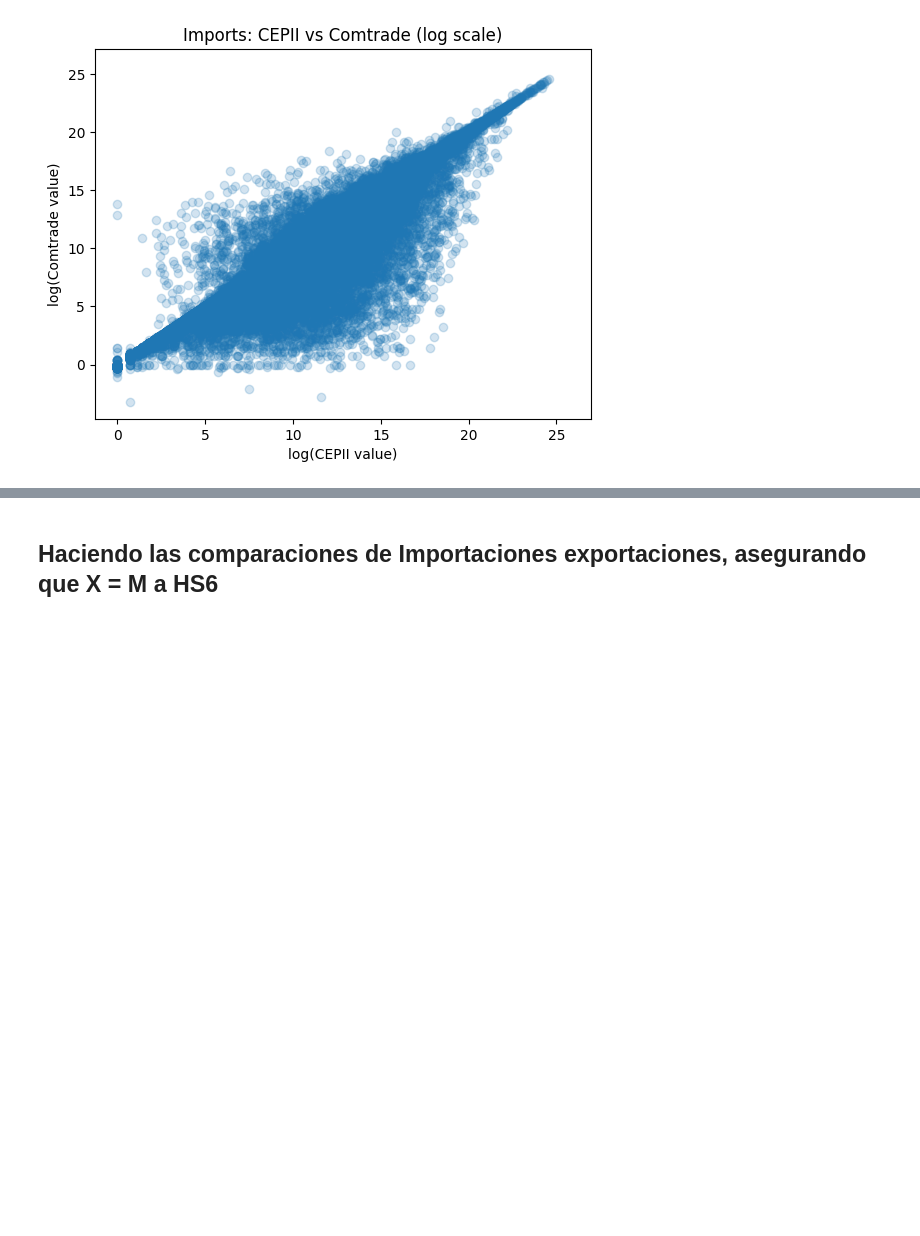
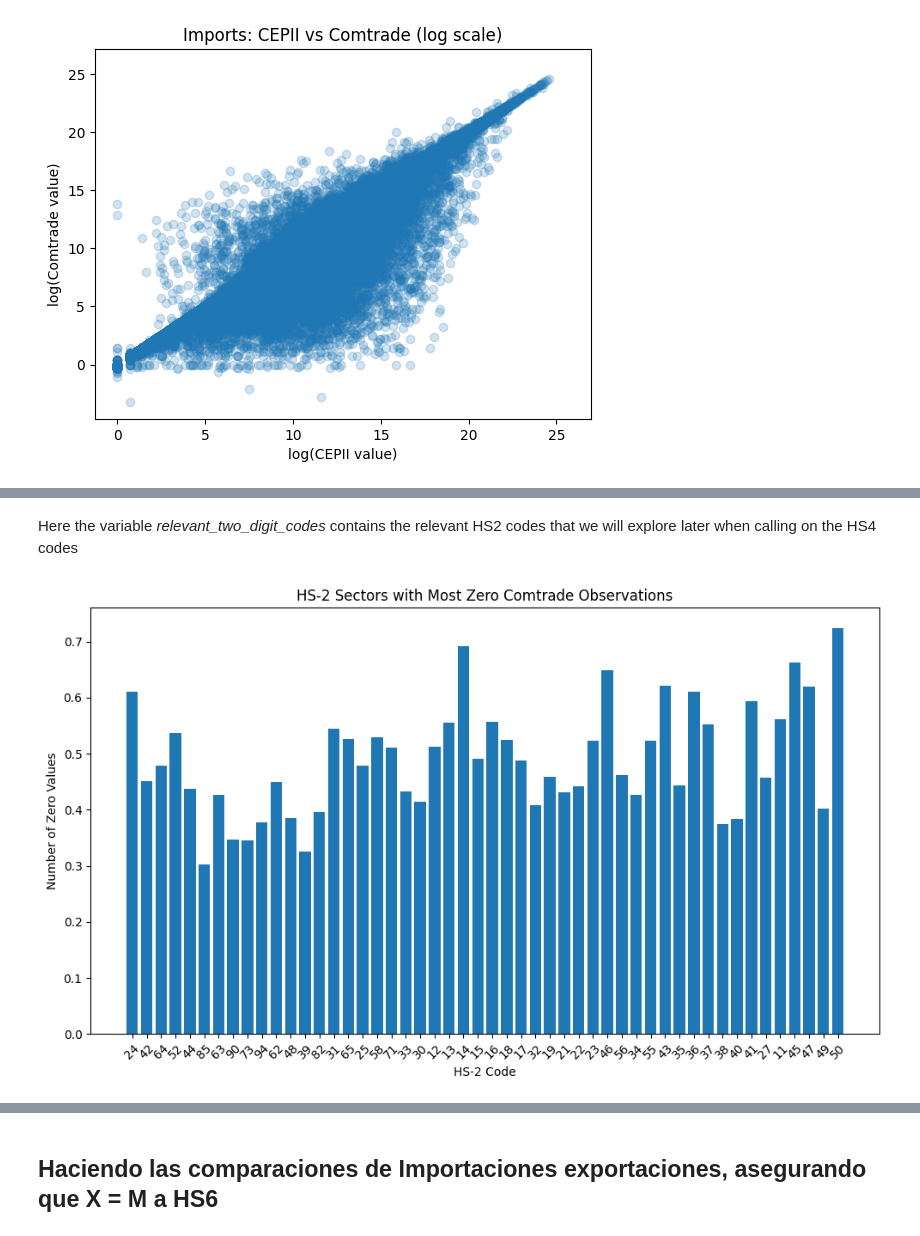
Before and after one commit to DavidAFG/Trade_Bid, a Jupyter notebook: two_digit_comp.ipynb, the cells around one changed output, grey strips where cells are left out. Saved outputs shown, nothing was run; the diff lists cells and outputs as text; code cells hidden in the pictures; blank space fills up the shorter version.

```diff
--- a/two_digit_comp.ipynb
+++ b/two_digit_comp.ipynb
@@ -613,0 +696,21 @@ plot_log_scatter(df_M_cmp, "Imports: CEPII vs Comtrade (log scale)")
+# %%
+sector_zeros = (
+    df.groupby("item2")
+      .agg(
+          n_obs=("comtrade_value", "size"),
+          n_positive=("comtrade_value", lambda x: (x > 0).sum()),
+          n_zero=("comtrade_value", lambda x: (x == 0).sum()),
+          n_nan=("comtrade_value", lambda x: x.isna().sum())
+      )
+      .reset_index()
+)
+
+# Shares
+sector_zeros["share_zero"] = sector_zeros["n_zero"] / sector_zeros["n_obs"]
+sector_zeros["share_nan"] = sector_zeros["n_nan"] / sector_zeros["n_obs"]
+sector_zeros["share_positive"] = sector_zeros["n_positive"] / sector_zeros["n_obs"]
+
+# Sort by zero share
+sector_zeros = sector_zeros.sort_values("share_zero", ascending=False)
+
+sector_zeros.head(10)
@@ -613,0 +967,15 @@ plot_log_scatter(df_M_cmp, "Imports: CEPII vs Comtrade (log scale)")
+# %% [markdown]
+Here the variable *relevant_two_digit_codes* contains the relevant HS2 codes that we will explore later when calling on the HS4 codes
+# %%
+top_zero = sector_zeros.sort_values("n_zero", ascending=False).head(50)
+
+plt.figure(figsize=(10, 6))
+plt.bar(top_zero["item2"].astype(str), top_zero["share_nan"])
+plt.title("HS-2 Sectors with Most Zero Comtrade Observations")
+plt.xlabel("HS-2 Code")
+plt.ylabel("Number of Zero Values")
+plt.xticks(rotation=45)
+plt.tight_layout()
+plt.show()
+# %% [output]
+[figure, added]
```
Also changed, not shown: parts of 14 cells of this notebook, 4 other files.
